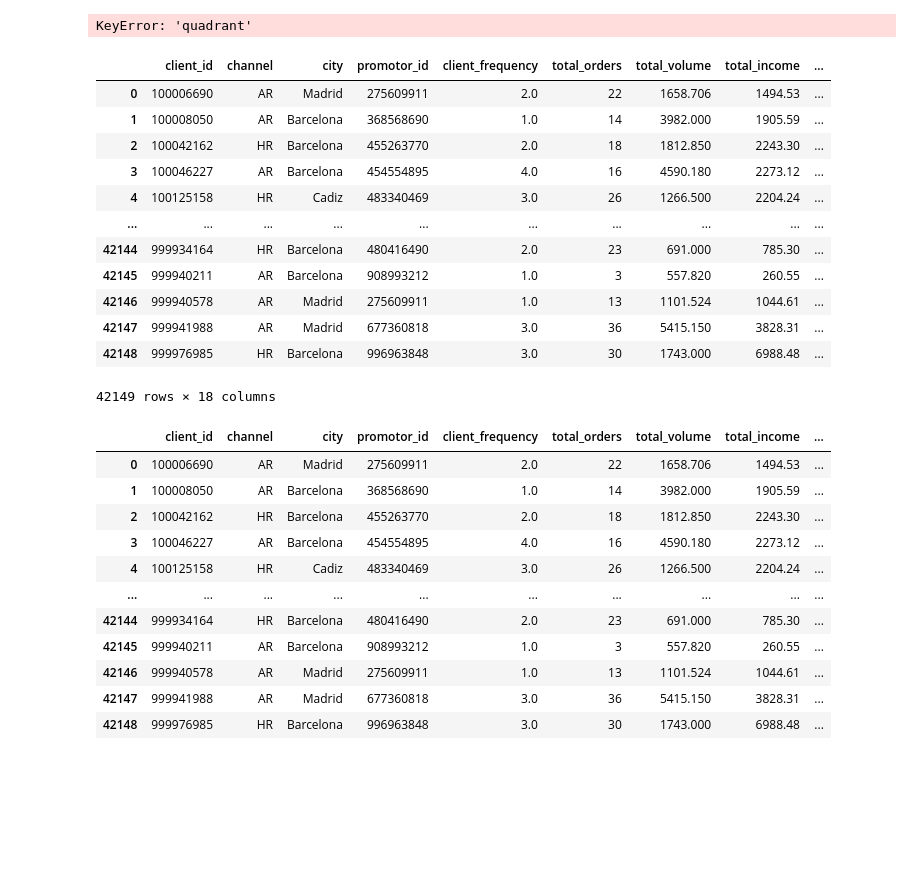
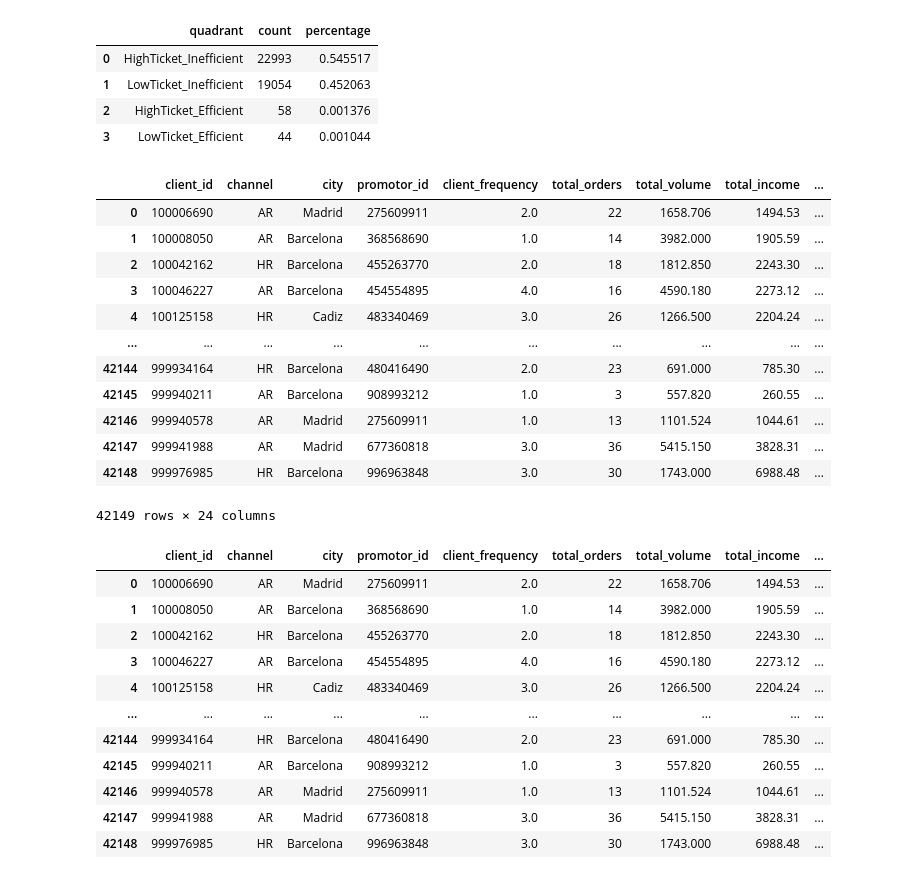
Before and after one commit to adriansotomora/capstone_project, a Jupyter notebook: scripts/eda_nacho.ipynb, the cells around one changed output. Saved outputs shown, nothing was run; the diff lists cells and outputs as text; code cells hidden in the pictures; blank space fills up the shorter version.

```diff
--- a/scripts/eda_nacho.ipynb
+++ b/scripts/eda_nacho.ipynb
@@ -2,41 +2,35 @@
 import pandas as pd
 import numpy as np
 
-clients = pd.read_csv('../data/processed/client_summary.csv')
+client_summary = pd.read_csv('../data/processed/client_summary.csv')
 df = pd.read_csv('../data/processed/df_all_rows.csv')
 df_filtered = pd.read_csv('../data/processed/df_clean.csv')
-# %%
-#Defining a function to pick the quadrant label
-# def assign_quadrant(row):
-#     high_value   = row['median_ticket_(eur)_year'] >  80
-#     efficient    = row['median_efficiency_orders'] > 1
-#     if   high_value and efficient:    return 'HighValue_Efficient'
-#     elif not high_value and efficient: return 'LowValue_Efficient'
-#     elif high_value and not efficient: return 'HighValue_Inefficient'
-#     else:                              return 'LowValue_Inefficient'
-
-
-# clients['quadrant'] = clients.apply(assign_quadrant, axis=1)
-
-# #Check balance
-balance = clients['quadrant'].value_counts().rename_axis('quadrant').reset_index(name='count')
-print(balance)
-# %% [output]
-KeyError: 'quadrant'
-# %%
-clients
-# %% [output]
-|  | client_id | channel | city | promotor_id | client_frequency | total_orders | total_volume | total_income | ... |
-| 0 | 100006690 | AR | Madrid | 275609911 | 2.0 | 22 | 1658.706 | 1494.53 | ... |
-| 1 | 100008050 | AR | Barcelona | 368568690 | 1.0 | 14 | 3982.000 | 1905.59 | ... |
-| 2 | 100042162 | HR | Barcelona | 455263770 | 2.0 | 18 | 1812.850 | 2243.30 | ... |
-| 3 | 100046227 | AR | Barcelona | 454554895 | 4.0 | 16 | 4590.180 | 2273.12 | ... |
-| 4 | 100125158 | HR | Cadiz | 483340469 | 3.0 | 26 | 1266.500 | 2204.24 | ... |
-| ... | ... | ... | ... | ... | ... | ... | ... | ... | ... |
-| 42144 | 999934164 | HR | Barcelona | 480416490 | 2.0 | 23 | 691.000 | 785.30 | ... |
-| 42145 | 999940211 | AR | Barcelona | 908993212 | 1.0 | 3 | 557.820 | 260.55 | ... |
-| 42146 | 999940578 | AR | Madrid | 275609911 | 1.0 | 13 | 1101.524 | 1044.61 | ... |
-| 42147 | 999941988 | AR | Madrid | 677360818 | 3.0 | 36 | 5415.150 | 3828.31 | ... |
-| 42148 | 999976985 | HR | Barcelona | 996963848 | 3.0 | 30 | 1743.000 | 6988.48 | ... |
-42149 rows × 18 columns
+# %%
+# Check balance: include both count and percentage columns
+balance_counts = client_summary['quadrant'].value_counts().rename_axis('quadrant').reset_index(name='count')
+balance_percent = client_summary['quadrant'].value_counts(normalize=True).rename_axis('quadrant').reset_index(name='percentage')
+balance = pd.merge(balance_counts, balance_percent, on='quadrant')
+(balance)
+# %% [output]
+|  | quadrant | count | percentage |
+| 0 | HighTicket_Inefficient | 22993 | 0.545517 |
+| 1 | LowTicket_Inefficient | 19054 | 0.452063 |
+| 2 | HighTicket_Efficient | 58 | 0.001376 |
+| 3 | LowTicket_Efficient | 44 | 0.001044 |
+# %%
+client_summary
+# %% [output]
+|  | client_id | channel | city | promotor_id | client_frequency | total_orders | total_volume | total_income | ... |
+| 0 | 100006690 | AR | Madrid | 275609911 | 2.0 | 22 | 1658.706 | 1494.53 | ... |
+| 1 | 100008050 | AR | Barcelona | 368568690 | 1.0 | 14 | 3982.000 | 1905.59 | ... |
+| 2 | 100042162 | HR | Barcelona | 455263770 | 2.0 | 18 | 1812.850 | 2243.30 | ... |
+| 3 | 100046227 | AR | Barcelona | 454554895 | 4.0 | 16 | 4590.180 | 2273.12 | ... |
+| 4 | 100125158 | HR | Cadiz | 483340469 | 3.0 | 26 | 1266.500 | 2204.24 | ... |
+| ... | ... | ... | ... | ... | ... | ... | ... | ... | ... |
+| 42144 | 999934164 | HR | Barcelona | 480416490 | 2.0 | 23 | 691.000 | 785.30 | ... |
+| 42145 | 999940211 | AR | Barcelona | 908993212 | 1.0 | 3 | 557.820 | 260.55 | ... |
+| 42146 | 999940578 | AR | Madrid | 275609911 | 1.0 | 13 | 1101.524 | 1044.61 | ... |
+| 42147 | 999941988 | AR | Madrid | 677360818 | 3.0 | 36 | 5415.150 | 3828.31 | ... |
+| 42148 | 999976985 | HR | Barcelona | 996963848 | 3.0 | 30 | 1743.000 | 6988.48 | ... |
+42149 rows × 24 columns
 # %%
```
Also changed, not shown: parts of 3 cells of this notebook, 2 other files.
